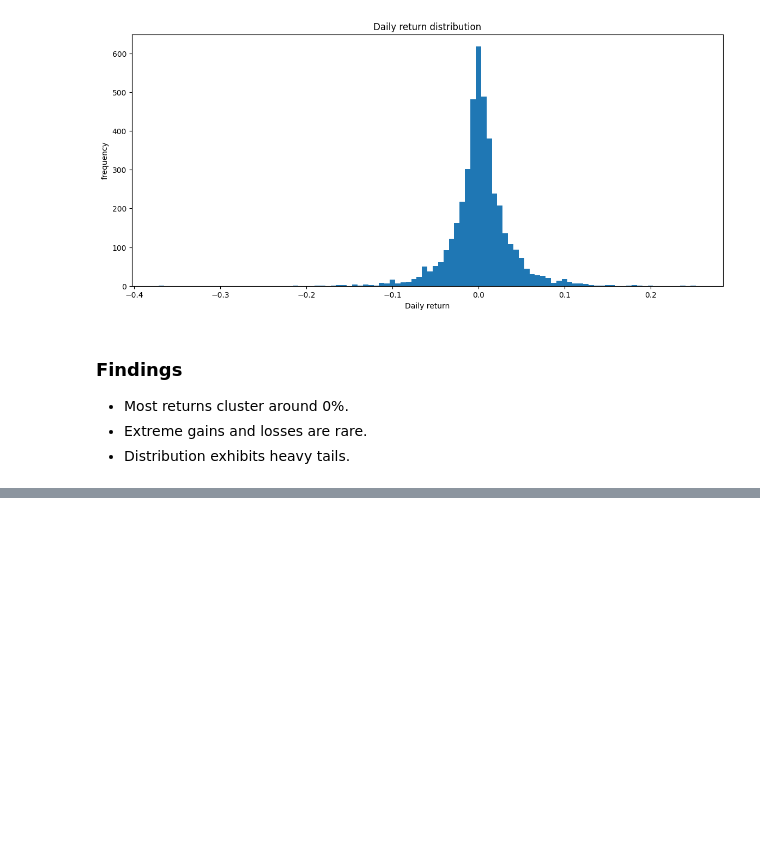
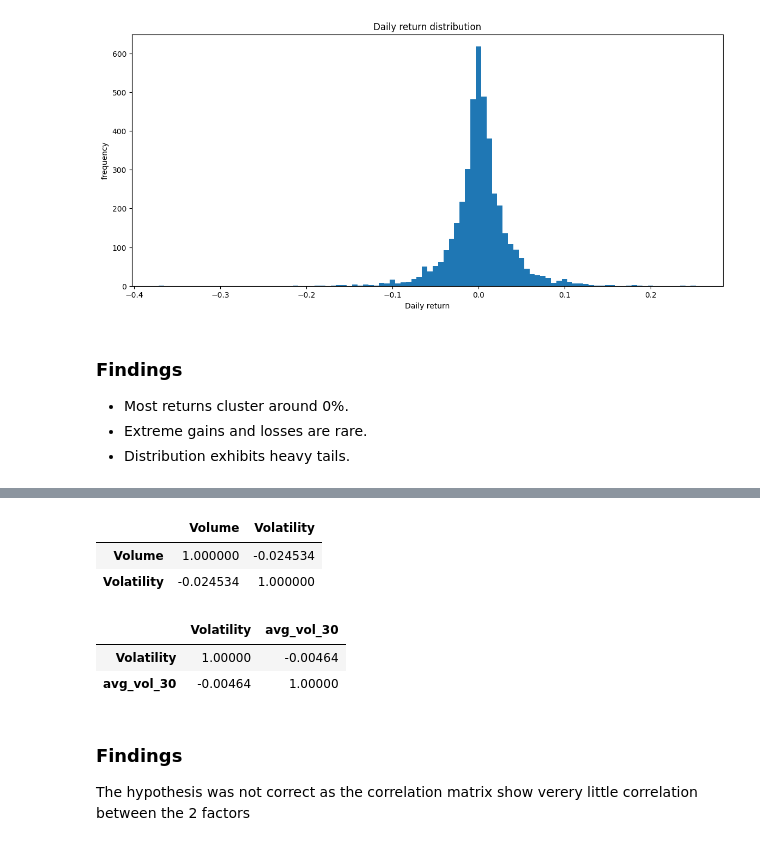
Before and after one commit to mugdhajha/Bitcoin-market-analysis, a Jupyter notebook: notebooks/eda.ipynb, the cells around one changed output, grey strips where cells are left out. Saved outputs shown, nothing was run; the diff lists cells and outputs as text; code cells hidden in the pictures; blank space fills up the shorter version.

```diff
--- a/notebooks/eda.ipynb
+++ b/notebooks/eda.ipynb
@@ -129,0 +195,17 @@ plt.show()
+# %%
+df[["Volume","Volatility"]].corr()
+# %% [output]
+|  | Volume | Volatility |
+| Volume | 1.000000 | -0.024534 |
+| Volatility | -0.024534 | 1.000000 |
+# %%
+df["avg_vol_30"]=df["Volume"].rolling(30).mean()
+df[["Volatility","avg_vol_30"]].corr()
+# %% [output]
+|  | Volatility | avg_vol_30 |
+| Volatility | 1.00000 | -0.00464 |
+| avg_vol_30 | -0.00464 | 1.00000 |
+# %% [markdown]
+### Findings
+
+The hypothesis was not correct as the correlation matrix show verery little correlation between the 2 factors
```
Also changed, not shown: parts of 14 cells of this notebook, 3 other files.
